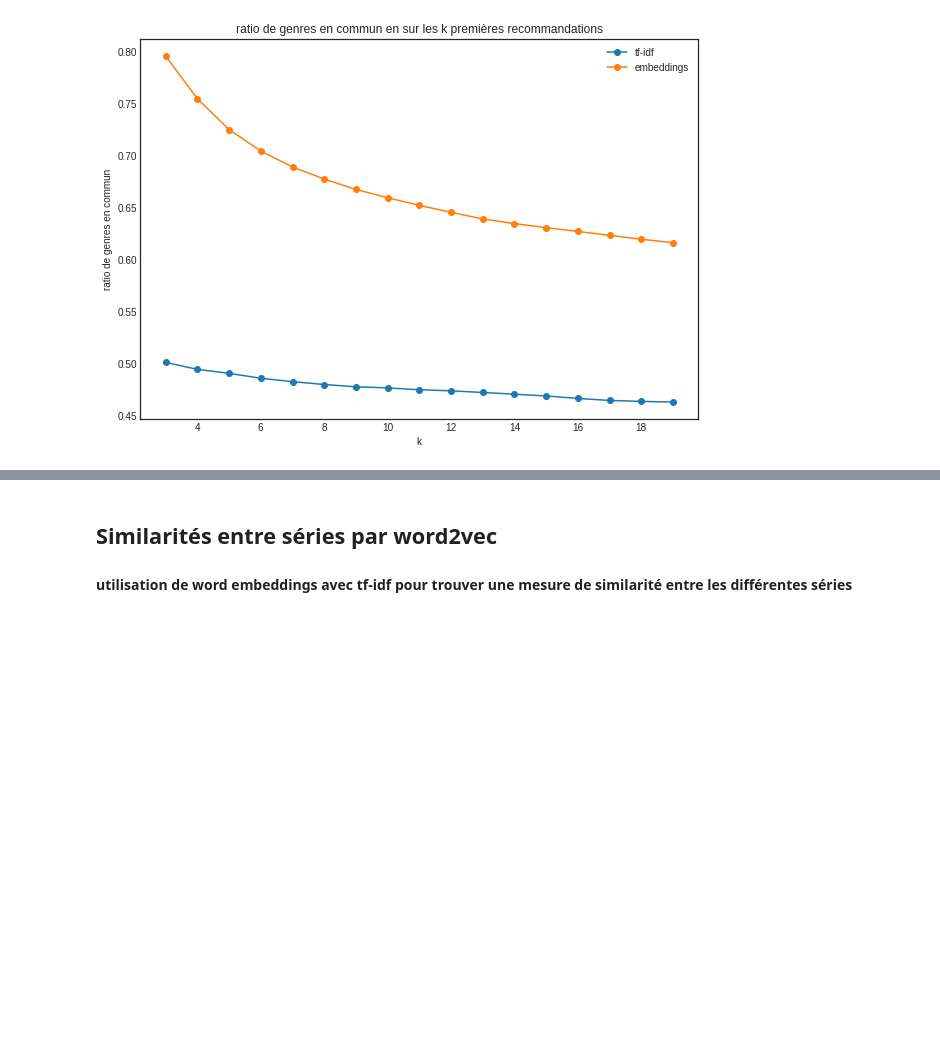
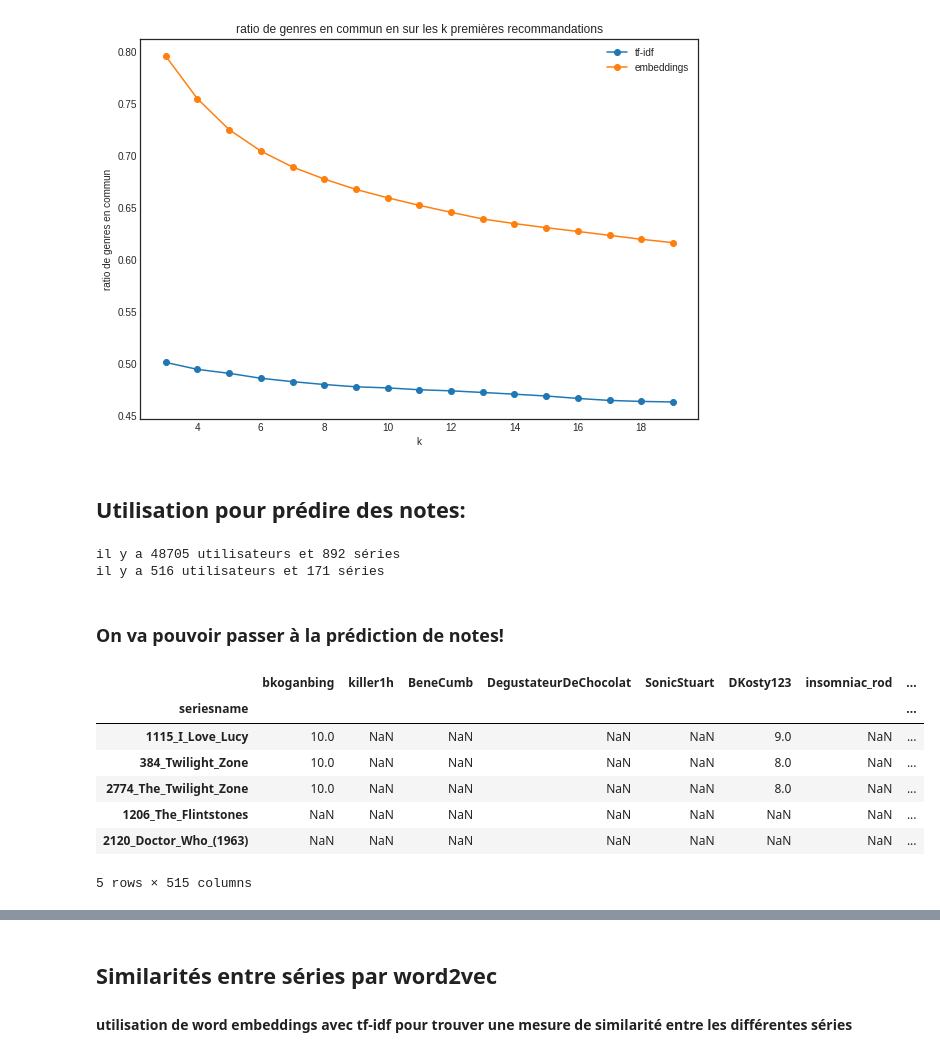
Before and after one commit to ismaelbonneau/movie_recommender, a Jupyter notebook: similarities.ipynb, the cells around one changed output, grey strips where cells are left out. Cells and saved outputs as stored; diff of their text form; code cells hidden in the pictures; blank space fills up the shorter version.

```diff
--- a/similarities.ipynb
+++ b/similarities.ipynb
@@ -684,3 +728,35 @@ plt.savefig("images/ratiogenresencommun.png")
 plt.show()
 # %% [output]
 [figure]
+# %% [markdown]
+## Utilisation pour prédire des notes:
+# %%
+df = pd.read_csv("userratings.csv")
+print("il y a {} utilisateurs et {} séries".format(df.shape[1], df.shape[0]))
+
+df.rename(columns={"Unnamed: 0":'item'}, inplace=True)
+df = df.loc[:, (df.count(axis=0) >= 7)] #enlever les utilisateurs ayant noté moins de 5 séries
+df = df.loc[(df.count(axis=1) >= 15), :] #enlever les séries ayant reçu moins de 4 notes
+
+print("il y a {} utilisateurs et {} séries".format(df.shape[1], df.shape[0]))
+
+series = pd.read_csv("series.csv")[["seriesname", "imdbId"]]
+df = df.join(series.set_index("imdbId"), on="item")
+# %% [output]
+il y a 48705 utilisateurs et 892 séries
+il y a 516 utilisateurs et 171 séries
+# %%
+df = df.drop(["item"], axis=1).set_index("seriesname")
+# %% [markdown]
+### On va pouvoir passer à la prédiction de notes!
+# %%
+df.head()
+# %% [output]
+|  | bkoganbing | killer1h | BeneCumb | DegustateurDeChocolat | SonicStuart | DKosty123 | insomniac_rod | ... |
+| seriesname |  |  |  |  |  |  |  | ... |
+| 1115_I_Love_Lucy | 10.0 | NaN | NaN | NaN | NaN | 9.0 | NaN | ... |
+| 384_Twilight_Zone | 10.0 | NaN | NaN | NaN | NaN | 8.0 | NaN | ... |
+| 2774_The_Twilight_Zone | 10.0 | NaN | NaN | NaN | NaN | 8.0 | NaN | ... |
+| 1206_The_Flintstones | NaN | NaN | NaN | NaN | NaN | NaN | NaN | ... |
+| 2120_Doctor_Who_(1963) | NaN | NaN | NaN | NaN | NaN | NaN | NaN | ... |
+5 rows × 515 columns
```
Also changed, not shown: parts of 14 cells of this notebook, 3 other files.
